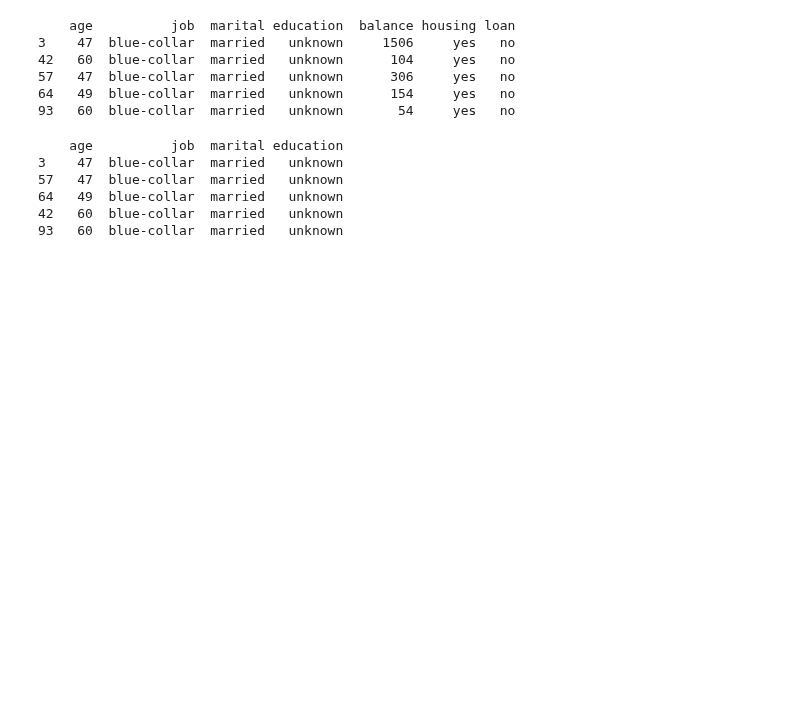
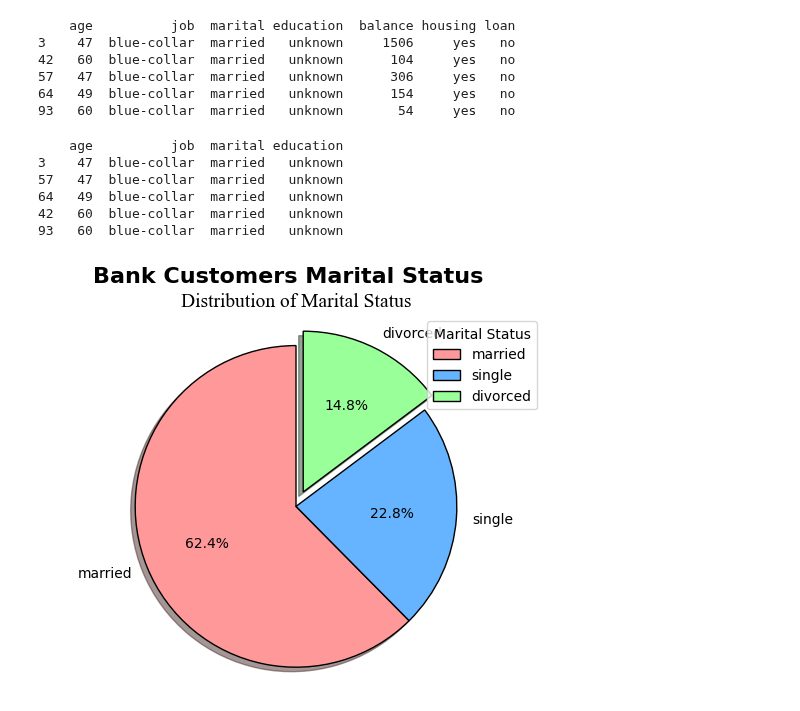
Before and after one commit to Gowtham-314/daily_python_concept, a Jupyter notebook: pandas/5_filtering.ipynb, the cells around one changed output. Cells and saved outputs as stored; diff of their text form; code cells hidden in the pictures; blank space fills up the shorter version.

```diff
--- a/pandas/5_filtering.ipynb
+++ b/pandas/5_filtering.ipynb
@@ -111,0 +114,16 @@ print(list.sort_values(by="age"))
+# %%
+plt.pie(df["marital"].value_counts(), labels=df["marital"].value_counts().index,
+        autopct="%1.1f%%",
+        shadow=True,
+        colors=["#ff9999","#66b3ff","#99ff99"],
+        startangle=90,
+        explode=[0,0, 0.1],
+        wedgeprops={'edgecolor': 'black'}
+        )
+plt.suptitle("Bank Customers Marital Status", fontsize=16, fontweight="bold")
+plt.title("Distribution of Marital Status",family="Times New Roman", fontsize=14)
+plt.legend(title="Marital Status", loc="upper right")
+plt.axis("equal")
+plt.show()
+# %% [output]
+[figure, added]
```
Also changed, not shown: parts of 1 cell of this notebook, 4 other files.
